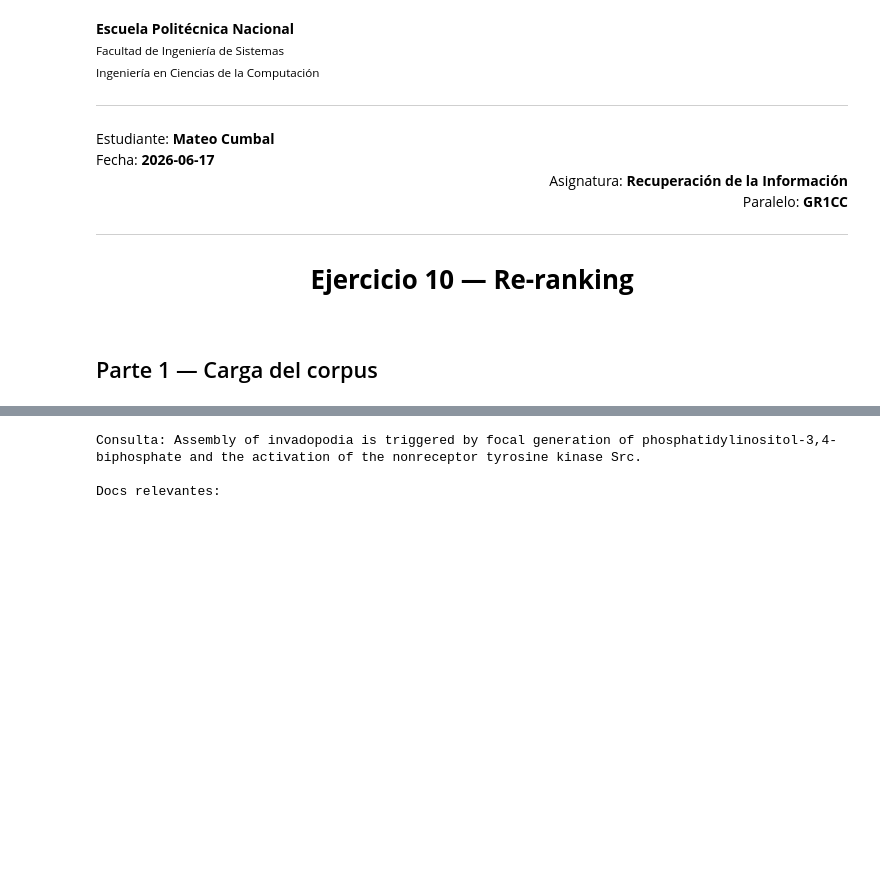
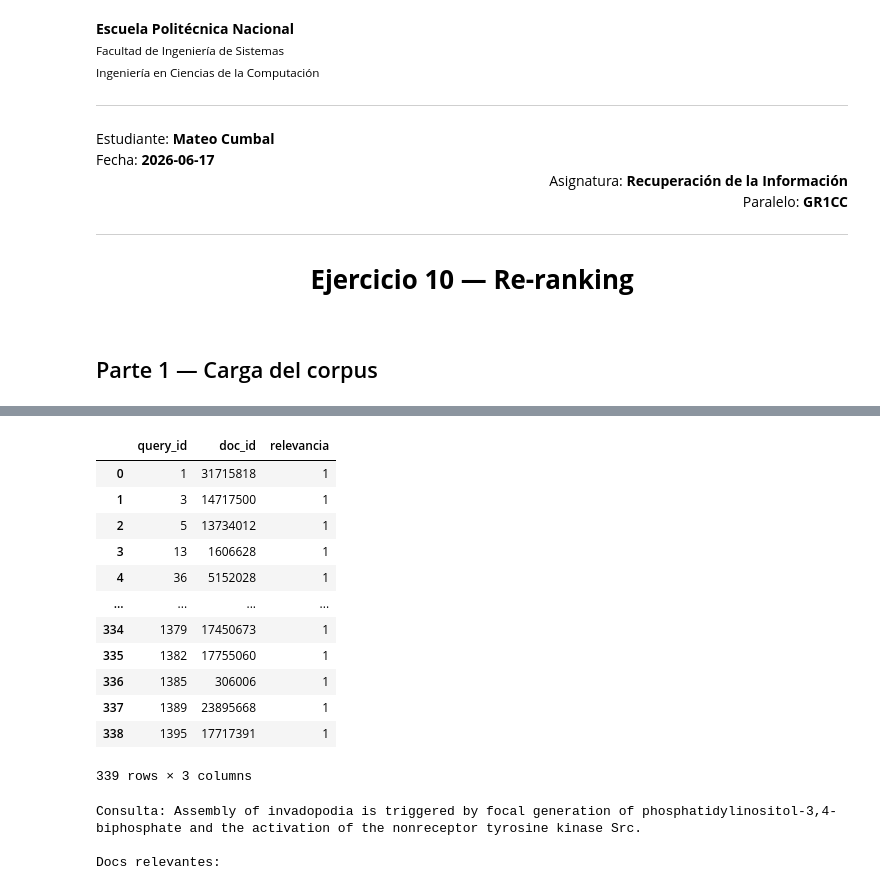
Before and after one commit to mateobtw/Information_Retrieval, a Jupyter notebook: code/10reranking/10reranking.ipynb, the cells around one changed output, grey strips where cells are left out. Saved outputs shown, nothing was run; the diff lists cells and outputs as text; code cells hidden in the pictures; blank space fills up the shorter version.

```diff
--- a/code/10reranking/10reranking.ipynb
+++ b/code/10reranking/10reranking.ipynb
@@ -75,3 +101,19 @@ Corpus: 5183 docs | Consultas: 300 | Qrels: 339 pares
+# %%
+df_qrels
+# %% [output]
+|  | query_id | doc_id | relevancia |
+| 0 | 1 | 31715818 | 1 |
+| 1 | 3 | 14717500 | 1 |
+| 2 | 5 | 13734012 | 1 |
+| 3 | 13 | 1606628 | 1 |
+| 4 | 36 | 5152028 | 1 |
+| ... | ... | ... | ... |
+| 334 | 1379 | 17450673 | 1 |
+| 335 | 1382 | 17755060 | 1 |
+| 336 | 1385 | 306006 | 1 |
+| 337 | 1389 | 23895668 | 1 |
+| 338 | 1395 | 17717391 | 1 |
+339 rows × 3 columns
 # %%
 # Consulta de ejemplo con documentos relevantes
 qid_ejemplo = "133"
```
Also changed, not shown: parts of 8 cells of this notebook.
